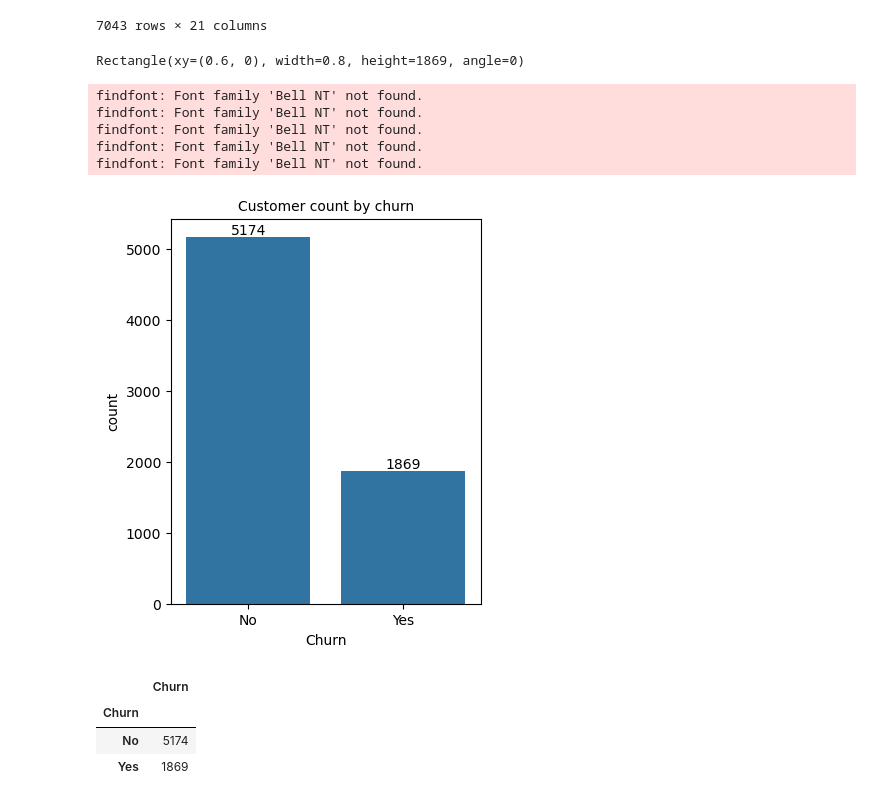
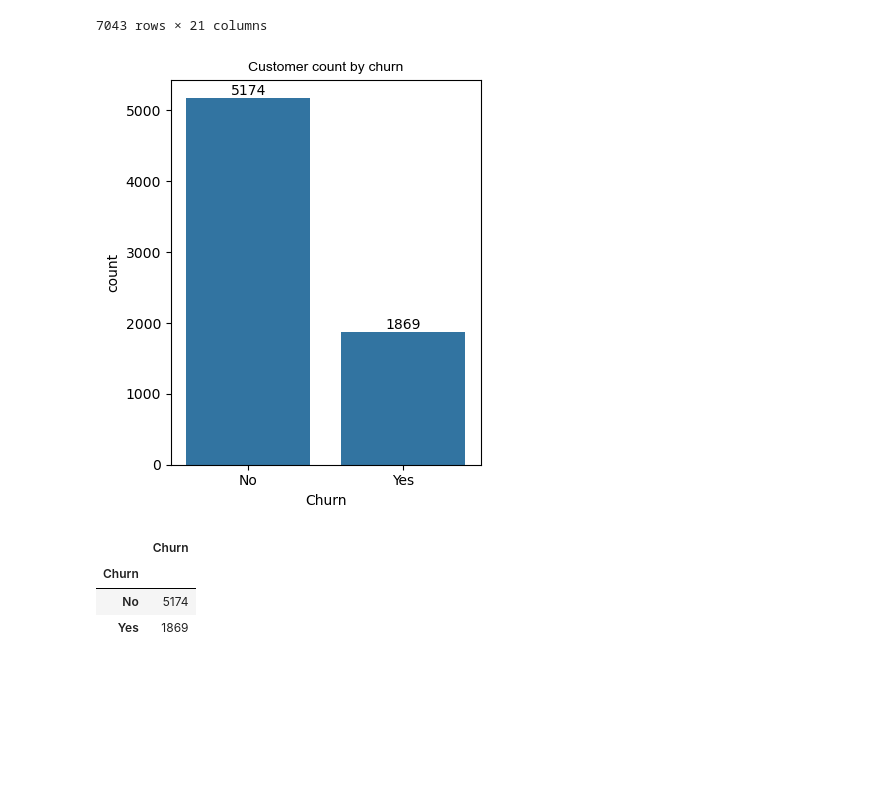
Before and after one commit to karunesh23/Customer_Churn, a Jupyter notebook: 01.ipynb, the cells around one changed output. Cells and saved outputs as stored; diff of their text form; code cells hidden in the pictures; blank space fills up the shorter version.

```diff
--- a/01.ipynb
+++ b/01.ipynb
@@ -243,23 +236,14 @@ df
 | 7041 | 8361-LTMKD | Male | Yes | Yes | No | 4 | Yes | Yes | ... |
 | 7042 | 3186-AJIEK | Male | No | No | No | 66 | Yes | No | ... |
 7043 rows × 21 columns
-# %%
-print(ax.containers[0][1])
-# %% [output]
-Rectangle(xy=(0.6, 0), width=0.8, height=1869, angle=0)
 # %%
 plt.figure(figsize=(4,5))
 ax = sns.countplot(x="Churn", data=df)
 ax.bar_label(ax.containers[0])
-plt.title("Customer count by churn", fontdict={"fontsize":10, 'font': 'Bell NT'})
+plt.title("Customer count by churn", fontdict={"fontsize":10, 'font': 'ARIAL'})
 plt.show()
 # %% [output]
-findfont: Font family 'Bell NT' not found.
-findfont: Font family 'Bell NT' not found.
-findfont: Font family 'Bell NT' not found.
-findfont: Font family 'Bell NT' not found.
-findfont: Font family 'Bell NT' not found.
-[figure, old version]
+[figure, new version]
 # %%
 gb = df.groupby("Churn").agg({"Churn": "count"})
 # %%
```
Also changed, not shown: parts of 26 cells of this notebook, 2 other files.
